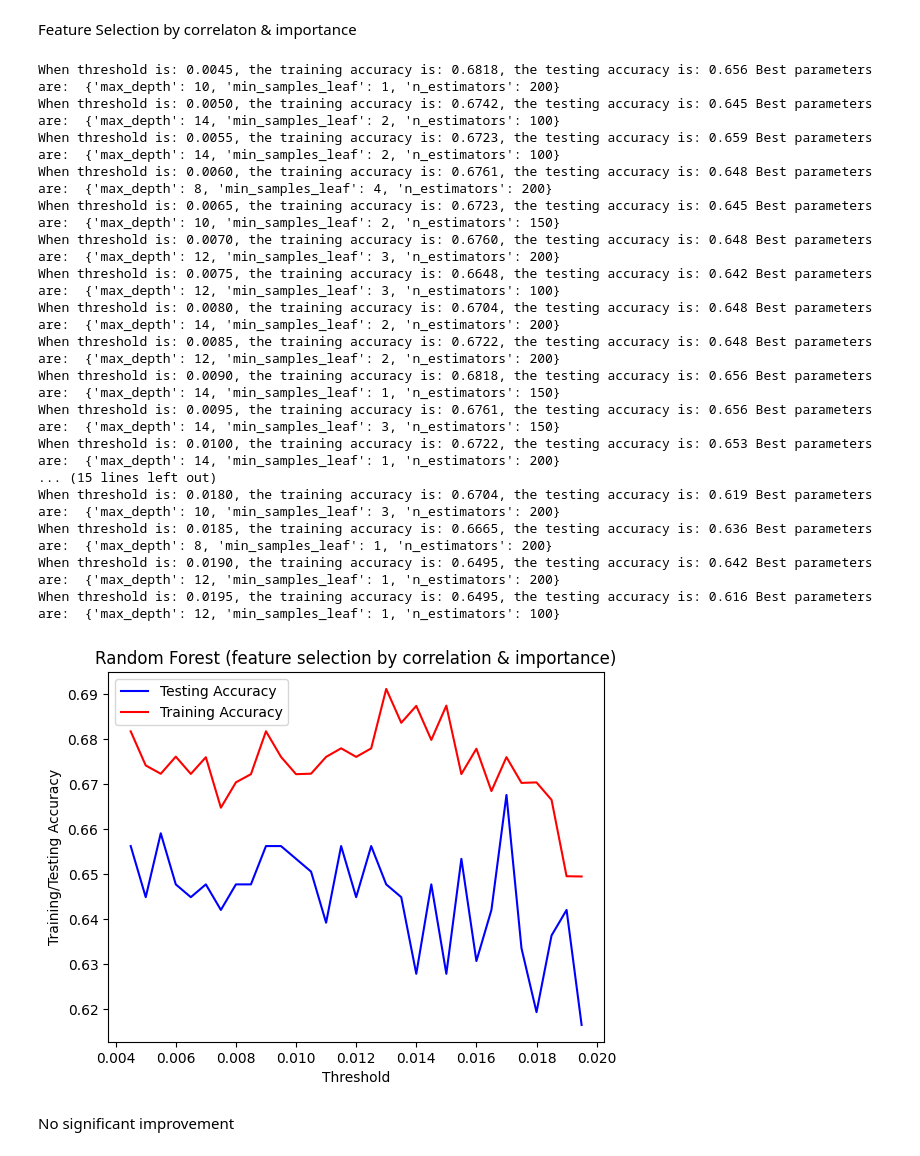
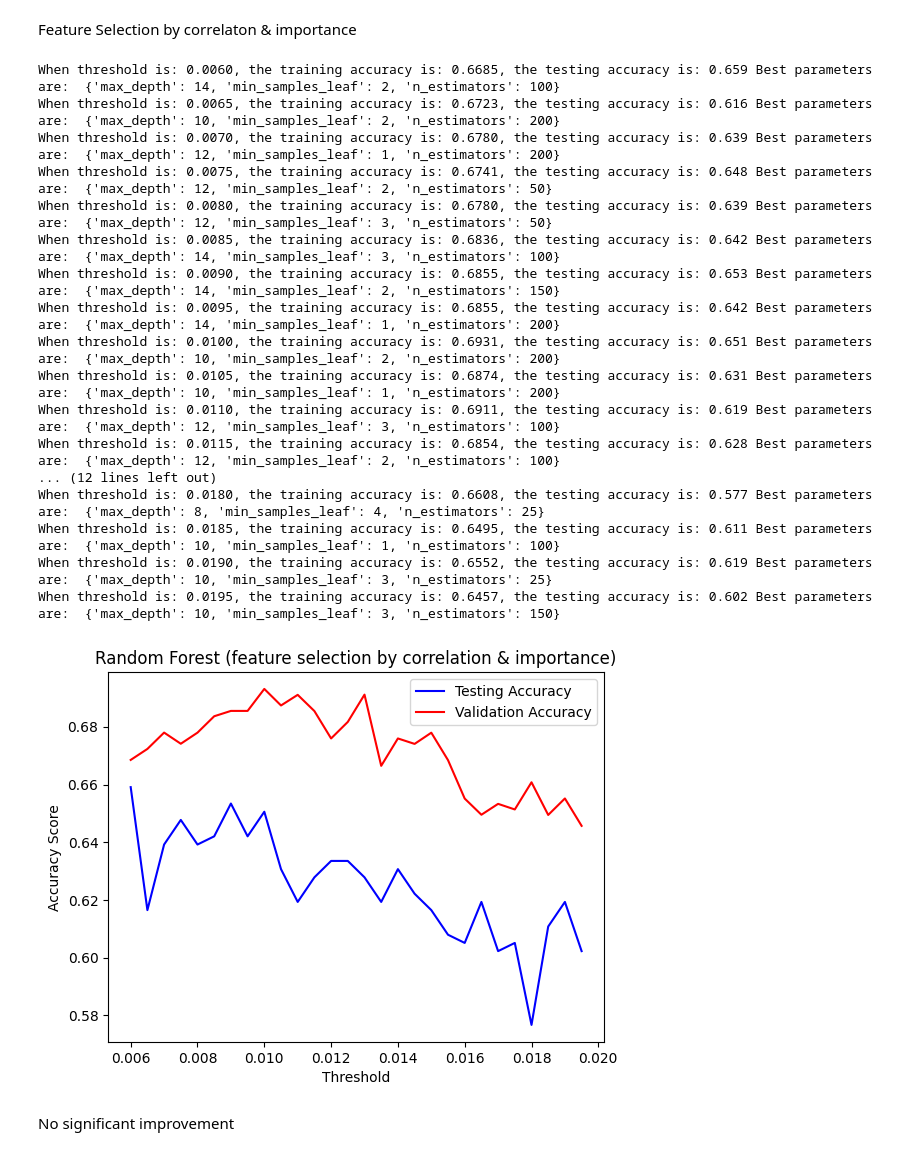
Before and after one commit to momoenomoto/ML-final-project, a Jupyter notebook: Data_Analysis_RF.ipynb, the cells around one changed output. Drawn from its saved outputs; the diff is of its cells as text; code cells hidden in the pictures.

```diff
--- a/Data_Analysis_RF.ipynb
+++ b/Data_Analysis_RF.ipynb
@@ -427,7 +419,8 @@ Overfitting problem exists, tune hyperparameters
 # %%
 train_accu_lst = []
+val_accu_lst = []
 test_accu_lst = []
-for threshold in np.arange(0.0045, 0.02, 0.0005):
+for threshold in np.arange(0.005, 0.02, 0.0005):
   drop_features = feature_scores[feature_scores<threshold].index.tolist()
   X_drop = X.drop(drop_features, axis=1)
   X_train_drop, X_test_drop, y_train, y_test = train_test_split(X_drop, y, test_size=0.4, random_state=42)
@@ -446,14 +439,14 @@ for threshold in np.arange(0.0045, 0.02, 0.0005):
 
   best_model = grid_rf_drop.best_estimator_
   best_param = grid_rf_drop.best_params_
-  train_accu = grid_rf_drop.best_score_
-
+  val_accu = grid_rf_drop.best_score_
+  train_accu = best_model.score(X_train_drop,y_train)
   y_pred = best_model.predict(X_test_drop)
   test_accu = accuracy_score(y_test, y_pred)
 
-  test_accu = accuracy_score(y_test, y_pred)
   train_accu_lst.append(train_accu)
+  val_accu_lst.append(val_accu)
   test_accu_lst.append(test_accu)
 
-  print("When threshold is: {:.4f}, the training accuracy is: {:.4f}, the testing accuracy is: {:.3f}".format(threshold, train_accu, test_accu), "Best parameters are: ", best_param)
+  print("When threshold is: {:.4f}, the training accuracy is: {:.4f}, the validation accuracy is: {:.4f}, the testing accuracy is: {:.3f}".format(threshold, train_accu, val_accu, test_accu), "Best parameters are: ", best_param)
 # %% [output]
@@ -533,9 +527,10 @@ beats_std              NaN             NaN       NaN        NaN
 [79 rows x 79 columns]
 # %%
 train_accu_lst = []
+val_accu_lst = []
 test_accu_lst = []
 
-for threshold in np.arange(0.8,1,0.01):
+for threshold in np.arange(0.8,1.01,0.01):
   to_drop = [column for column in upper_tri.columns if any(upper_tri[column] > threshold)]
   X_drop = X.drop(to_drop, axis=1)
   X_train_drop, X_test_drop, y_train, y_test = train_test_split(X_drop, y, test_size=0.4,random_state=42)
@@ -554,15 +549,16 @@ for threshold in np.arange(0.8,1,0.01):
 
   best_model = grid_rf_drop.best_estimator_
   best_param = grid_rf_drop.best_params_
-  train_accu = grid_rf_drop.best_score_
+  val_accu = grid_rf_drop.best_score_
 
+  train_accu = best_model.score(X_train_drop, y_train)
   y_pred = best_model.predict(X_test_drop)
   test_accu = accuracy_score(y_test, y_pred)
 
-  test_accu = accuracy_score(y_test, y_pred)
   train_accu_lst.append(train_accu)
+  val_accu_lst.append(val_accu)
   test_accu_lst.append(test_accu)
-  print("When threshold is: {:.4f}, Training accuray is: {:.3f}, Testing accuracy is: {:.3f}".format(threshold,train_accu,test_accu),"Best parameters are: ", best_param)
+  print("When threshold is: {:.4f}, Training accuray is: {:.3f}, Validation accuracy is: {:.3f}, Testing accuracy is: {:.3f}".format(threshold,train_accu,val_accu,test_accu),"Best parameters are: ", best_param)
 
 #print('Best test set accuracy score for best random forest (dropped features with correlation > {:.3f}): {:.3f}'.format(max_accu_thr, max_accu))
 # %% [output]
@@ -602,8 +596,8 @@ When threshold is: 0.8300, Training accuray is: 0.680, Testing accuracy is: 0.66
 # %%
-best_to_drop = [column for column in upper_tri.columns if any(upper_tri[column] > 0.83)]
+best_to_drop = [column for column in upper_tri.columns if any(upper_tri[column] > 0.86)]
 new_X = X.drop(best_to_drop, axis=1)
 new_X_train, new_X_test, y_train, y_test = train_test_split(new_X, y, test_size=0.4, random_state=42)
-rf_best = RandomForestClassifier(n_estimators=200, min_samples_leaf=1, max_depth=10, criterion="gini", max_features="sqrt")
+rf_best = RandomForestClassifier(n_estimators=150, min_samples_leaf=1, max_depth=10, criterion="gini", max_features="sqrt")
 rf_best.fit(new_X_train, y_train)
 y_pred = rf_best.predict(new_X_test)
 # %%
@@ -627,7 +621,7 @@ Feature Selection by correlaton & importance
 # %%
 train_accu_lst = []
 test_accu_lst = []
-for threshold in np.arange(0.0045, 0.02, 0.0005):
+for threshold in np.arange(0.006, 0.02, 0.0005):
   drop_features = new_feature_scores[new_feature_scores<threshold].index.tolist()
   X_drop = new_X.drop(drop_features, axis=1)
   X_train_drop, X_test_drop, y_train, y_test = train_test_split(X_drop, y, test_size=0.4, random_state=42)
@@ -651,40 +645,39 @@ for threshold in np.arange(0.0045, 0.02, 0.0005):
   y_pred = best_model.predict(X_test_drop)
   test_accu = accuracy_score(y_test, y_pred)
 
-  test_accu = accuracy_score(y_test, y_pred)
   train_accu_lst.append(train_accu)
   test_accu_lst.append(test_accu)
 
   print("When threshold is: {:.4f}, the training accuracy is: {:.4f}, the testing accuracy is: {:.3f}".format(threshold, train_accu, test_accu), "Best parameters are: ", best_param)
 # %% [output]
-When threshold is: 0.0045, the training accuracy is: 0.6818, the testing accuracy is: 0.656 Best parameters are:  {'max_depth': 10, 'min_samples_leaf': 1, 'n_estimators': 200}
-When threshold is: 0.0050, the training accuracy is: 0.6742, the testing accuracy is: 0.645 Best parameters are:  {'max_depth': 14, 'min_samples_leaf': 2, 'n_estimators': 100}
-When threshold is: 0.0055, the training accuracy is: 0.6723, the testing accuracy is: 0.659 Best parameters are:  {'max_depth': 14, 'min_samples_leaf': 2, 'n_estimators': 100}
-When threshold is: 0.0060, the training accuracy is: 0.6761, the testing accuracy is: 0.648 Best parameters are:  {'max_depth': 8, 'min_samples_leaf': 4, 'n_estimators': 200}
-When threshold is: 0.0065, the training accuracy is: 0.6723, the testing accuracy is: 0.645 Best parameters are:  {'max_depth': 10, 'min_samples_leaf': 2, 'n_estimators': 150}
-When threshold is: 0.0070, the training accuracy is: 0.6760, the testing accuracy is: 0.648 Best parameters are:  {'max_depth': 12, 'min_samples_leaf': 3, 'n_estimators': 200}
-When threshold is: 0.0075, the training accuracy is: 0.6648, the testing accuracy is: 0.642 Best parameters are:  {'max_depth': 12, 'min_samples_leaf': 3, 'n_estimators': 100}
-When threshold is: 0.0080, the training accuracy is: 0.6704, the testing accuracy is: 0.648 Best parameters are:  {'max_depth': 14, 'min_samples_leaf': 2, 'n_estimators': 200}
-When threshold is: 0.0085, the training accuracy is: 0.6722, the testing accuracy is: 0.648 Best parameters are:  {'max_depth': 12, 'min_samples_leaf': 2, 'n_estimators': 200}
-When threshold is: 0.0090, the training accuracy is: 0.6818, the testing accuracy is: 0.656 Best parameters are:  {'max_depth': 14, 'min_samples_leaf': 1, 'n_estimators': 150}
-When threshold is: 0.0095, the training accuracy is: 0.6761, the testing accuracy is: 0.656 Best parameters are:  {'max_depth': 14, 'min_samples_leaf': 3, 'n_estimators': 150}
-When threshold is: 0.0100, the training accuracy is: 0.6722, the testing accuracy is: 0.653 Best parameters are:  {'max_depth': 14, 'min_samples_leaf': 1, 'n_estimators': 200}
-... (15 lines left out)
-When threshold is: 0.0180, the training accuracy is: 0.6704, the testing accuracy is: 0.619 Best parameters are:  {'max_depth': 10, 'min_samples_leaf': 3, 'n_estimators': 200}
-When threshold is: 0.0185, the training accuracy is: 0.6665, the testing accuracy is: 0.636 Best parameters are:  {'max_depth': 8, 'min_samples_leaf': 1, 'n_estimators': 200}
-When threshold is: 0.0190, the training accuracy is: 0.6495, the testing accuracy is: 0.642 Best parameters are:  {'max_depth': 12, 'min_samples_leaf': 1, 'n_estimators': 200}
-When threshold is: 0.0195, the training accuracy is: 0.6495, the testing accuracy is: 0.616 Best parameters are:  {'max_depth': 12, 'min_samples_leaf': 1, 'n_estimators': 100}
+When threshold is: 0.0060, the training accuracy is: 0.6685, the testing accuracy is: 0.659 Best parameters are:  {'max_depth': 14, 'min_samples_leaf': 2, 'n_estimators': 100}
+When threshold is: 0.0065, the training accuracy is: 0.6723, the testing accuracy is: 0.616 Best parameters are:  {'max_depth': 10, 'min_samples_leaf': 2, 'n_estimators': 200}
+When threshold is: 0.0070, the training accuracy is: 0.6780, the testing accuracy is: 0.639 Best parameters are:  {'max_depth': 12, 'min_samples_leaf': 1, 'n_estimators': 200}
+When threshold is: 0.0075, the training accuracy is: 0.6741, the testing accuracy is: 0.648 Best parameters are:  {'max_depth': 12, 'min_samples_leaf': 2, 'n_estimators': 50}
+When threshold is: 0.0080, the training accuracy is: 0.6780, the testing accuracy is: 0.639 Best parameters are:  {'max_depth': 12, 'min_samples_leaf': 3, 'n_estimators': 50}
+When threshold is: 0.0085, the training accuracy is: 0.6836, the testing accuracy is: 0.642 Best parameters are:  {'max_depth': 14, 'min_samples_leaf': 3, 'n_estimators': 100}
+When threshold is: 0.0090, the training accuracy is: 0.6855, the testing accuracy is: 0.653 Best parameters are:  {'max_depth': 14, 'min_samples_leaf': 2, 'n_estimators': 150}
+When threshold is: 0.0095, the training accuracy is: 0.6855, the testing accuracy is: 0.642 Best parameters are:  {'max_depth': 14, 'min_samples_leaf': 1, 'n_estimators': 200}
+When threshold is: 0.0100, the training accuracy is: 0.6931, the testing accuracy is: 0.651 Best parameters are:  {'max_depth': 10, 'min_samples_leaf': 2, 'n_estimators': 200}
+When threshold is: 0.0105, the training accuracy is: 0.6874, the testing accuracy is: 0.631 Best parameters are:  {'max_depth': 10, 'min_samples_leaf': 1, 'n_estimators': 200}
+When threshold is: 0.0110, the training accuracy is: 0.6911, the testing accuracy is: 0.619 Best parameters are:  {'max_depth': 12, 'min_samples_leaf': 3, 'n_estimators': 100}
+When threshold is: 0.0115, the training accuracy is: 0.6854, the testing accuracy is: 0.628 Best parameters are:  {'max_depth': 12, 'min_samples_leaf': 2, 'n_estimators': 100}
+... (12 lines left out)
+When threshold is: 0.0180, the training accuracy is: 0.6608, the testing accuracy is: 0.577 Best parameters are:  {'max_depth': 8, 'min_samples_leaf': 4, 'n_estimators': 25}
+When threshold is: 0.0185, the training accuracy is: 0.6495, the testing accuracy is: 0.611 Best parameters are:  {'max_depth': 10, 'min_samples_leaf': 1, 'n_estimators': 100}
+When threshold is: 0.0190, the training accuracy is: 0.6552, the testing accuracy is: 0.619 Best parameters are:  {'max_depth': 10, 'min_samples_leaf': 3, 'n_estimators': 25}
+When threshold is: 0.0195, the training accuracy is: 0.6457, the testing accuracy is: 0.602 Best parameters are:  {'max_depth': 10, 'min_samples_leaf': 3, 'n_estimators': 150}
 # %%
-threshold_lst = [i for i in np.arange(0.0045, 0.02, 0.0005)]
+threshold_lst = [i for i in np.arange(0.006, 0.02, 0.0005)]
 plt.plot(threshold_lst,test_accu_lst,color="blue",label="Testing Accuracy")
-plt.plot(threshold_lst, train_accu_lst,color="red",label="Training Accuracy")
+plt.plot(threshold_lst, train_accu_lst,color="red",label="Validation Accuracy")
 plt.xlabel('Threshold')
-plt.ylabel('Training/Testing Accuracy')
+plt.ylabel('Accuracy Score')
 plt.title("Random Forest (feature selection by correlation & importance)")
 plt.legend()
 plt.show()
 # %% [output]
-[figure, old version]
+[figure, new version]
 # %% [markdown]
 No significant improvement
 # %% [markdown]
```
Also changed, not shown: parts of 26 cells of this notebook.
